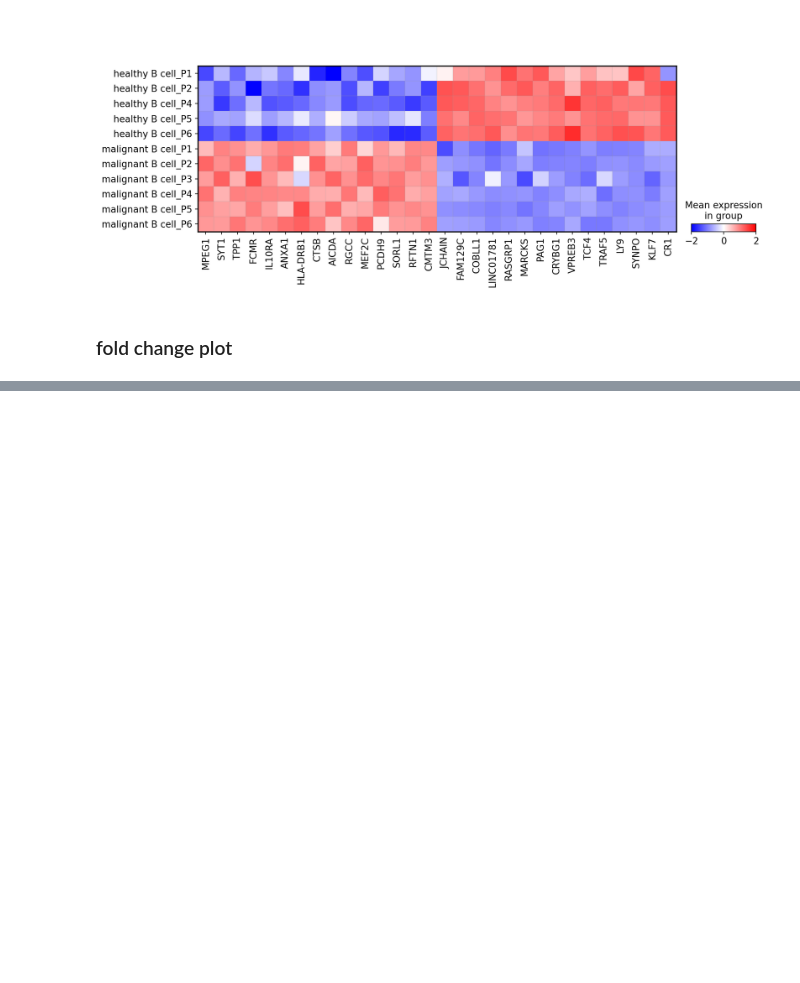
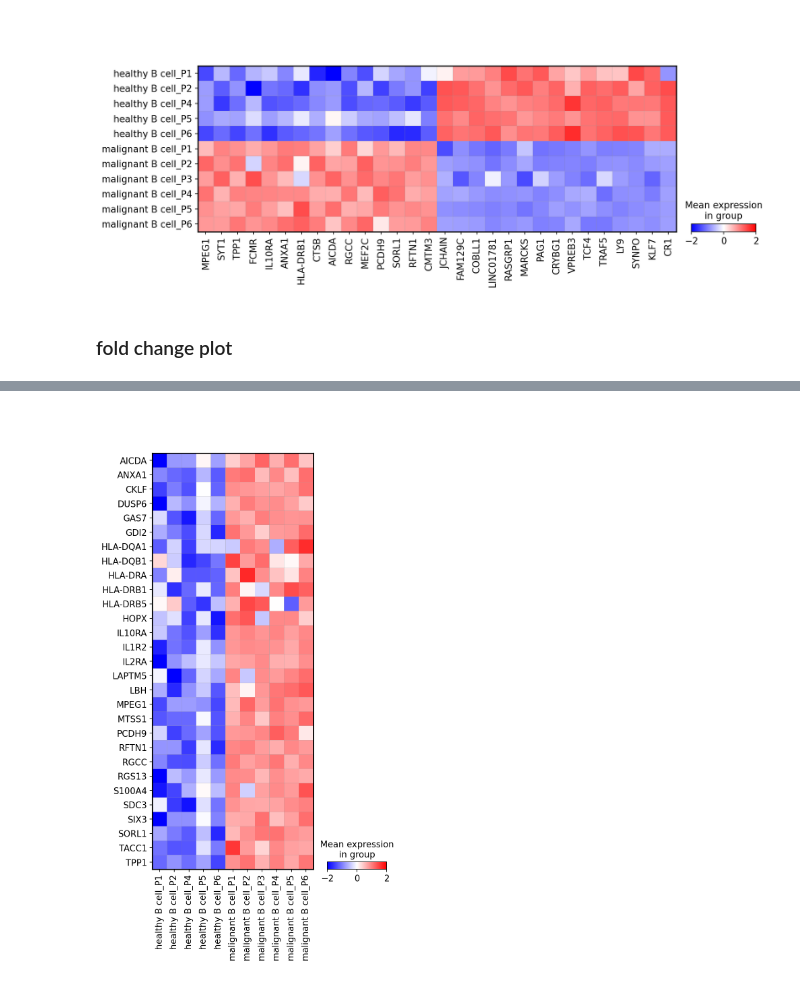
Before and after one commit to icbi-lab/hcl_atlas, a Jupyter notebook: analyses/70_downstream_analysis/71_gene_expression.ipynb, the cells around one changed output, grey strips where cells are left out. Drawn from its saved outputs; the diff is of its cells as text; code cells hidden in the pictures; blank space fills up the shorter version.

Commit message:
Update plots

```diff
--- a/analyses/70_downstream_analysis/71_gene_expression.ipynb
+++ b/analyses/70_downstream_analysis/71_gene_expression.ipynb
@@ -115,6 +115,27 @@ top_genes
 |  | 12 | SYNPO | 63.931069 | 8.251796 | 0.518404 | 15.917700 | 4.776161e-57 | 2.862202e-54 | 2.048780 | SYNPO | ... |
 |  | 13 | KLF7 | 69.147891 | 5.027132 | 0.318020 | 15.807602 | 2.757642e-56 | 1.534527e-53 | 2.048780 | KLF7 | ... |
 |  | 14 | CR1 | 46.003827 | 8.073476 | 0.525006 | 15.377874 | 2.303887e-53 | 2.887034e-50 | 0.849138 | CR1 | ... |
+# %%
+custom_genes = sorted("""
+    IL1R2 HLA-DRB1 HLA-DQA1 S100A4 GAS7 TACC1 CKLF HLA-DRA PCDH9 HLA-DRB5
+    HOPX ANXA1 DUSP6 RGCC HLA-DQB1 IL10RA TPP1 SDC3 SIX3 SORL1 RFTN1 GDI2
+    LAPTM5 IL2RA MPEG1 MTSS1 RGS13 LBH AICDA
+""".split())
+# %%
+fig = sc.pl.matrixplot(
+    pb_b_cells,
+    var_names=custom_genes,
+    groupby=["cell_type", "patient"],
+    cmap="bwr",
+    vmin=-2,
+    vmax=2,
+    layer="z_scores",
+    return_fig=True,
+    swap_axes=True
+)
+fig.savefig(f"{artifact_dir}/healthy_malignant_b_cells_pseudobulk_zscore_heatmap_custom_genes.pdf", bbox_inches="tight")
+# %% [output]
+[figure, added]
 # %%
 ch = sh.pairwise.plot_paired_fc(
     pb_b_cells[:, top_genes["gene_id"]],
```
Also changed, not shown: 3 other files.
